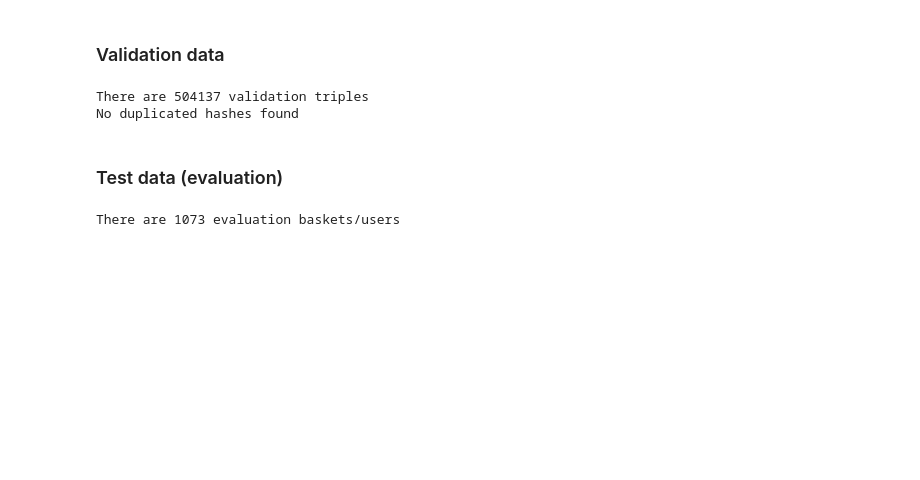
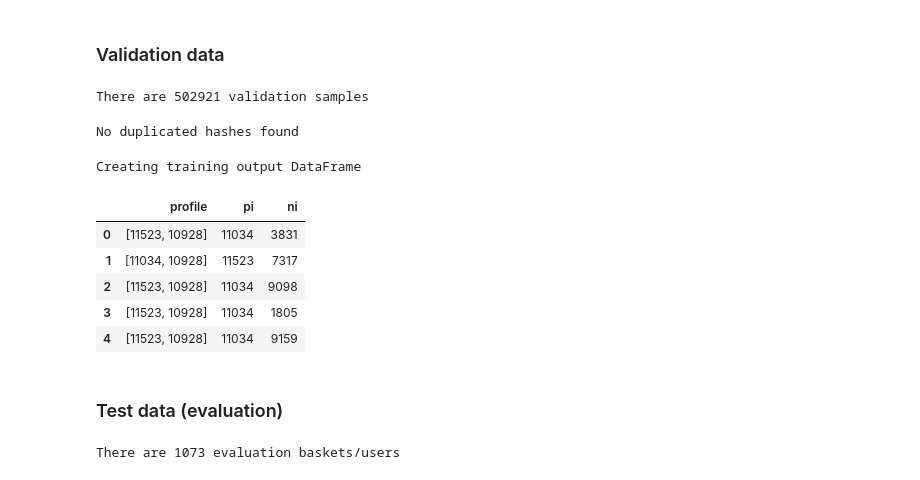
Before and after one commit to aaossa/Model-experiments, a Jupyter notebook: Data processing procedure.ipynb, the cells around one changed output. Cells and saved outputs as stored; diff of their text form; code cells hidden in the pictures; blank space fills up the shorter version.

```diff
--- a/Data processing procedure.ipynb
+++ b/Data processing procedure.ipynb
@@ -1095,26 +411,2 @@ df_train_output.to_csv(output_train, index=False)
 # %% [markdown]
 ### Validation data
-# %%
-D_valid = [
-    samples_s1_valid,
-    samples_s2_valid,
-    samples_s3_valid,
-    samples_s4_valid,
-    samples_s5_valid,
-    samples_s6_valid,
-]
-samples_validation = [
-    (triple[0], triple[1], triple[2])
-    for D_i in D_valid
-    for triple in D_i
-]
-print(f"There are {len(samples_validation)} validation triples")
-
-# Check for duplicated triples in validation samples
-hashes_container_valid = HashesContainer()
-for triple in samples_validation:
-    assert hashes_container_valid.enroll(triple)
-print("No duplicated hashes found")
-# %% [output]
-There are 504137 validation triples
-No duplicated hashes found
@@ -1124,0 +413,49 @@ df_validation_output.to_csv(output_validation, index=False)
+# %%
+# Merge strategies samples
+VALIDATION_DATA = [
+    s1_validation,
+    s2_validation,
+    s3_validation,
+    s4_validation,
+    s5_validation,
+    s6_validation,
+]
+# Transform samples from ids to indexes
+VALIDATION_DATA = [
+    (triple[0], triple[1], triple[2])
+    for strategy_samples in VALIDATION_DATA
+    for triple in strategy_samples
+]
+print(f"There are {len(VALIDATION_DATA)} validation samples")
+# %% [output]
+There are 502921 validation samples
+# %%
+# Search for duplicated hashes
+validation_hash_check = HashesContainer()
+for triple in VALIDATION_DATA:
+    assert validation_hash_check.enroll(pre_hash(triple))
+
+print("No duplicated hashes found")
+# %% [output]
+No duplicated hashes found
+# %%
+# Convert ids to indexes
+VALIDATION_DATA = [
+    (
+        [embedding.id2index[i] for i in triple[0]],
+        embedding.id2index[triple[1]],
+        embedding.id2index[triple[2]],
+    )
+    for triple in VALIDATION_DATA
+]
+print("Creating training output DataFrame")
+df_validation = pd.DataFrame(VALIDATION_DATA, columns=["profile", "pi", "ni"])
+df_validation.head()
+# %% [output]
+Creating training output DataFrame
+|  | profile | pi | ni |
+| 0 | [11523, 10928] | 11034 | 3831 |
+| 1 | [11034, 10928] | 11523 | 7317 |
+| 2 | [11523, 10928] | 11034 | 9098 |
+| 3 | [11523, 10928] | 11034 | 1805 |
+| 4 | [11523, 10928] | 11034 | 9159 |
```
Also changed, not shown: parts of 64 cells of this notebook, 6 other files.
